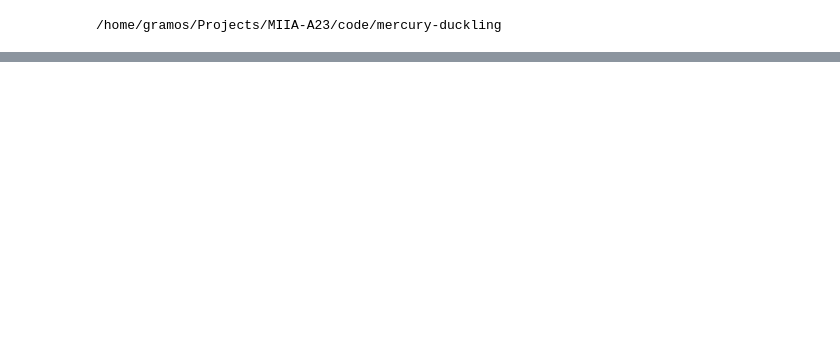
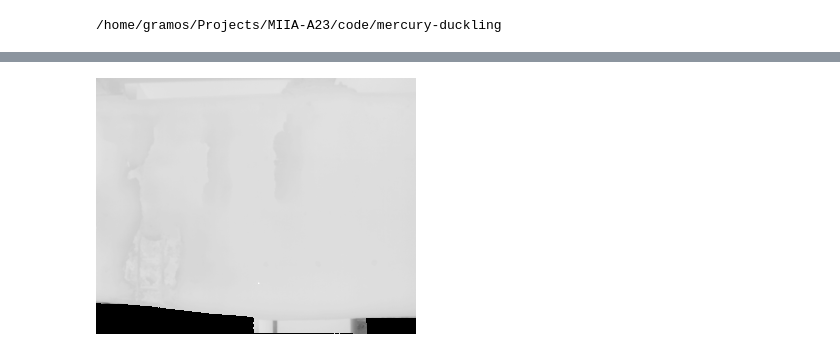
Before and after one commit to gramos93/mercury-duckling, a Jupyter notebook: notebooks/colormaps_example.ipynb, the cells around one changed output, grey strips where cells are left out. Saved outputs shown, nothing was run; the diff lists cells and outputs as text; code cells hidden in the pictures; blank space fills up the shorter version.

```diff
--- a/notebooks/colormaps_example.ipynb
+++ b/notebooks/colormaps_example.ipynb
@@ -41,14 +41,13 @@ transforms = v2.Compose(
         # OneHotEncodeFromBlobs(),
         ResizeLongestSideAndPad(target_size=(256, 320)),
         # v2.ClampBoundingBoxes(),
-        StandardizeTarget(13),
-        v2.ToDtype({tv_tensors.Image: torch.float32, "others": None}, scale=True),
+        v2.ToDtype({tv_tensors.Image: torch.float32, "others": None}, scale=False),
     ]
 )
-root="../../data/BigThermal/Frieburg_test/day/ImagesRGB"
-dataset = CocoDetection(
+root="../../data/merged_dataset_delam_thm"
+dataset = ThermalDataset(
     root=root,
-    annFile=os.path.join(root, "../driving.json"),
+    annFile=os.path.join(root, "annotations/delamination.json"),
     transform=transform,
     target_transform=target_transform,
     transforms=transforms,
@@ -57,4 +56,16 @@ dataset = wrap_dataset_for_transforms_v2(
     dataset,
     target_keys=["masks", "labels", "boxes", "image_id"]
 )
+root="../../data/merged_dataset_concrete"
+dataset_concrete = CocoDetection(
+    root=root,
+    annFile=os.path.join(root, "annotations/concrete.json"),
+    transform=transform,
+    target_transform=target_transform,
+    transforms=transforms,
+)
+dataset_concrete = wrap_dataset_for_transforms_v2(
+    dataset_concrete,
+    target_keys=["masks", "labels", "boxes", "image_id"]
+)
 # %% [output]
@@ -63,7 +78,8 @@ Done (t=0.09s)
 creating index...
 index created!
 # %%
-input, target = dataset[10]
+idx = 255
+input, target = dataset[idx]
 print("Image ID:", target["image_id"])
 print(
     "input shape:", input.shape,
@@ -93,0 +105,10 @@ display(to_pil_image(input), to_pil_image(target["masks"][0:3].float()))
+# %%
+def get_visible(file_name, vis_dataset):
+    vis_name = file_name.replace("IR", "VIS")
+    for _, img_info in vis_dataset.coco.imgs.items():
+        if img_info["file_name"] == vis_name:
+            return img_info["id"]
+
+file_name = dataset.coco.imgs[idx + 1]["file_name"]
+print(file_name.replace("IR", "VIS"))
+vis_input, vis_target = dataset_concrete[get_visible(file_name, dataset_concrete) - 1]
@@ -93,0 +302,6 @@ display(to_pil_image(input), to_pil_image(target["masks"][0:3].float()))
+# %%
+cmap = Colormap(colormap="Greys")
+# ROI Scaling
+inpt_greyscale = np.array(to_pil_image(cmap(input)[1, ...] * vis_target["masks"][0]))
+# CLAHE Processing
+clahe_image = clahe(inpt_greyscale, 10, 256, 4, 4)
@@ -93,0 +316,4 @@ display(to_pil_image(input), to_pil_image(target["masks"][0:3].float()))
+# %%
+display(Image.fromarray(inpt_greyscale.astype(np.uint8)))
+# %% [output]
+[figure, added]
```
Also changed, not shown: parts of 8 cells of this notebook.
